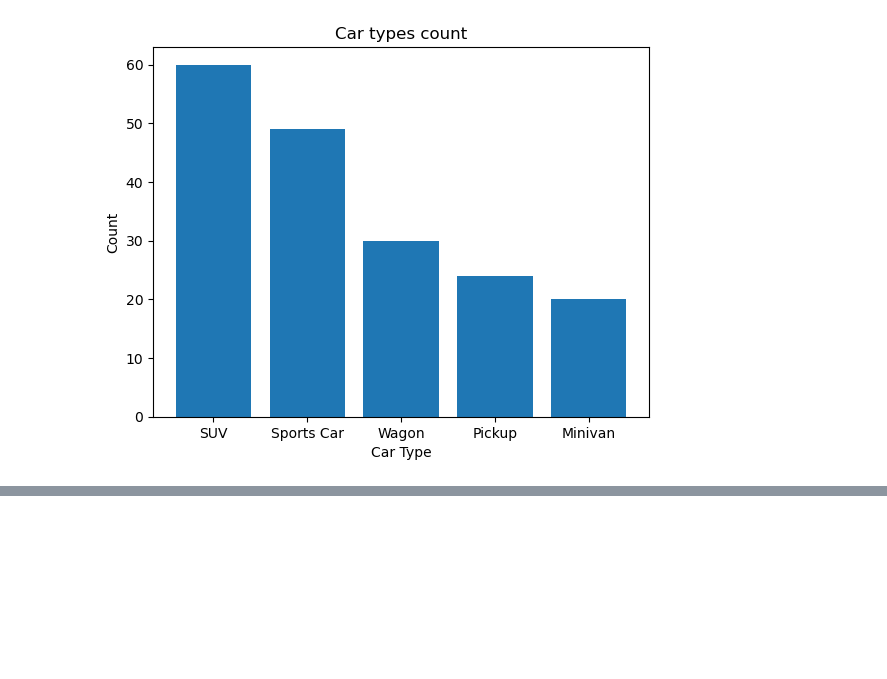
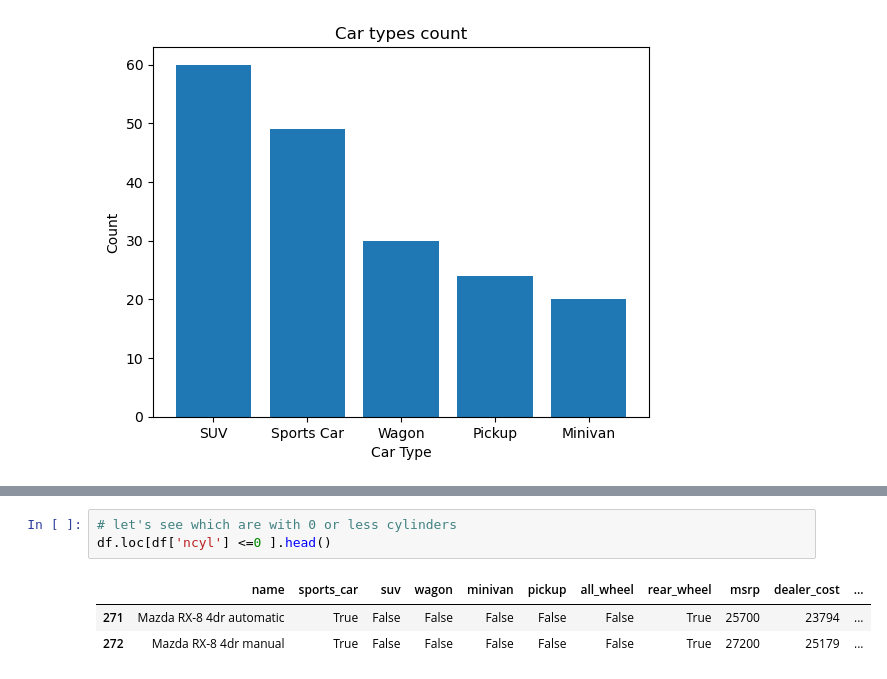
Before and after one commit to Valerii-Poliakov/cars_eda, a Jupyter notebook: cars_eda.ipynb, the cells around one changed output, grey strips where cells are left out. Saved outputs shown, nothing was run; the diff lists cells and outputs as text; blank space fills up the shorter version.

```diff
--- a/cars_eda.ipynb
+++ b/cars_eda.ipynb
@@ -88,0 +107,7 @@ plt.show()
+# %%
+# let's see which are with 0 or less cylinders
+df.loc[df['ncyl'] <=0 ].head()
+# %% [output]
+|  | name | sports_car | suv | wagon | minivan | pickup | all_wheel | rear_wheel | msrp | dealer_cost | ... |
+| 271 | Mazda RX-8 4dr automatic | True | False | False | False | False | False | True | 25700 | 23794 | ... |
+| 272 | Mazda RX-8 4dr manual | True | False | False | False | False | False | True | 27200 | 25179 | ... |
```
Also changed, not shown: parts of 4 cells of this notebook.
